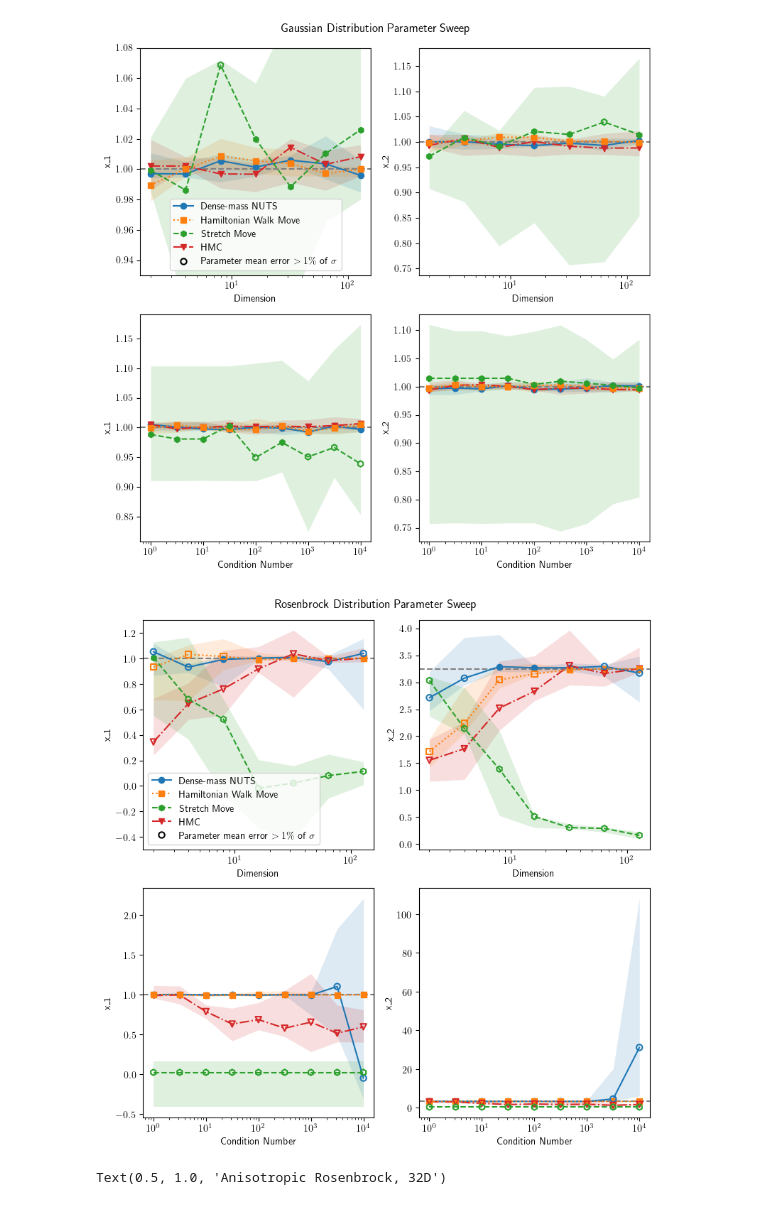
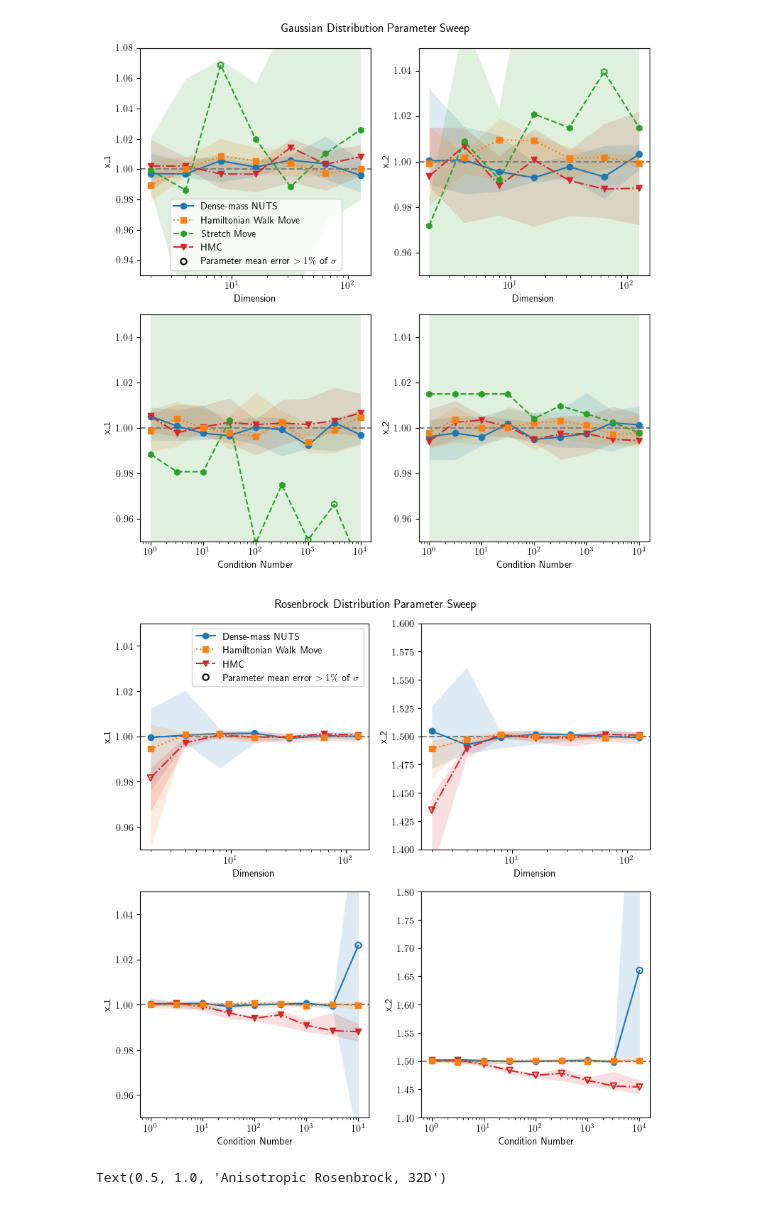
Before and after one commit to JackFoley02/AffineInvariantSamplers, a Jupyter notebook: plots.ipynb, the cells around one changed output. Saved outputs shown, nothing was run; the diff lists cells and outputs as text; code cells hidden in the pictures.

```diff
--- a/plots.ipynb
+++ b/plots.ipynb
@@ -40,9 +40,9 @@ def true_parameter_means(distribution, dimension):
         truth = np.empty(dimension)
         truth_sig = np.empty(dimension)
         truth[0::2] = 1.0
-        truth[1::2] = 3.25
-        truth_sig[0::2] = 1.5
-        truth_sig[1::2] = np.sqrt(19.1475)
+        truth[1::2] = 1.5
+        truth_sig[0::2] = np.sqrt(0.5)
+        truth_sig[1::2] = np.sqrt(2.505)
         return truth, truth_sig
     raise ValueError(f'Unknown distribution: {distribution}')
 
@@ -86,12 +86,12 @@ def plot_sweep_series(axis, x, y, recovered, *, marker, color, linestyle='-'):
     axis.plot(x, y, color=color, linestyle=linestyle)
     axis.scatter(
         x[finite & recovered], y[finite & recovered], marker=marker,
-        s=plt.rcParams['lines.markersize'] ** 2, facecolors=color,
+        s=plt.rcParams['lines.markersize'] ** 2.3, facecolors=color,
         edgecolors=color, zorder=3
     )
     axis.scatter(
         x[finite & ~recovered], y[finite & ~recovered], marker=marker,
-        s=plt.rcParams['lines.markersize'] ** 2, facecolors='none',
+        s=plt.rcParams['lines.markersize'] ** 2.3, facecolors='none',
         edgecolors=color, linewidths=1.5, zorder=4
     )
 
@@ -265,10 +276,10 @@ def load_sweep(root, sweep, folder_suffix):
 #loading the sweeps
 
 condition_gaussian = load_sweep('GaussianResults/C', sweep = 'condition', folder_suffix='c')
-condition_rosenbrock = load_sweep('RosenbrockResults/C', sweep = 'condition', folder_suffix='c')
+condition_rosenbrock = load_sweep('RosenbrockResults/condition', sweep = 'condition', folder_suffix='c')
 
 dimension_gaussian = load_sweep('GaussianResults/M', sweep = 'dimension', folder_suffix='d')
-dimension_rosenbrock = load_sweep('RosenbrockResults/M', sweep = 'dimension', folder_suffix='d')
+dimension_rosenbrock = load_sweep('RosenbrockResults/dimension', sweep = 'dimension', folder_suffix='d')
 
 all_data = pd.concat([condition_gaussian, condition_rosenbrock, dimension_gaussian, dimension_rosenbrock], ignore_index=True)
 
@@ -343,6 +354,11 @@ ax[1,0].set_xlabel('Condition Number')
 ax[1,1].set_xlabel('Condition Number')
 ax[0,1].set_ylabel('x_2')
 ax[1,1].set_ylabel('x_2')
+
+ax[0,1].set_ylim(0.95, 1.05)
+ax[1,1].set_ylim(0.95, 1.05)
+ax[1,0].set_ylim(0.95, 1.05)
+
 
 for axes in ax.flatten():
     axes.set_xscale('log')
@@ -404,7 +420,7 @@ ax[0,0].legend(handles=parameter_sweep_legend(
 
 plt.savefig('Gaussian_parms.pdf', dpi = 200)
 # %% [output]
-[figure, old version]
+[figure, new version]
 # %%
 fig, ax = plt.subplots(2, 2, figsize = (8, 8))
 
@@ -413,8 +429,8 @@ fig, ax = plt.subplots(2, 2, figsize = (8, 8))
 markers = {"Dense-mass NUTS":'o', 'Hamiltonian Walk Move':'s', 'Stretch Move': 'h', 'HMC':'v'} #need to make a dictionary for this to work
 styles = {"Dense-mass NUTS":"-", 'Hamiltonian Walk Move':':', 'Stretch Move':'--', 'HMC':'-.'}
 default_colors = plt.rcParams["axes.prop_cycle"].by_key()["color"]
-samplers = ['Dense-mass NUTS', 'Hamiltonian Walk Move', 'Stretch Move', 'HMC']
-colors = dict(zip(samplers, default_colors))
+samplers = ['Dense-mass NUTS', 'Hamiltonian Walk Move', 'HMC']
+colors = {'Dense-mass NUTS':default_colors[0], 'Hamiltonian Walk Move':default_colors[1], 'HMC':default_colors[3]}
 fig.suptitle('Rosenbrock Distribution Parameter Sweep')
 seed_range_alpha = 0.15
 
@@ -430,14 +446,22 @@ ax[1,1].set_ylabel('x_2')
 
 ax[0,0].axhline(1, color = 'gray', linestyle = '--')
 ax[1,0].axhline(1, color = 'gray', linestyle = '--')
-ax[0,1].axhline(3.25, color = 'gray', linestyle = '--')
-ax[1,1].axhline(3.25, color = 'gray', linestyle = '--')
+ax[0,1].axhline(1.5, color = 'gray', linestyle = '--')
+ax[1,1].axhline(1.5, color = 'gray', linestyle = '--')
+
+ax[0,0].set_ylim(0.95, 1.05)
+ax[0,1].set_ylim(1.4, 1.6)
+ax[1,1].set_ylim(1.4, 1.8)
+ax[1,0].set_ylim(0.95, 1.05)
 
 for axes in ax.flatten():
     axes.set_xscale('log')
 
 for sampler, group in dimension_rosenbrock.groupby("sampler"):
     group = group.sort_values('axis_value')
+    if sampler == "Stretch Move":
+        continue
+
     plot_sweep_series(
         ax[0,0], group['axis_value'], group['mean1_median'],
         single_parameter_recovery_mask(group['mean1_median'], 1.0, 1.5),
@@ -451,7 +475,7 @@ for sampler, group in dimension_rosenbrock.groupby("sampler"):
     plot_sweep_series(
         ax[0,1], group['axis_value'], group['mean2_median'],
         single_parameter_recovery_mask(
-            group['mean2_median'], 3.25, np.sqrt(19.1475)
+            group['mean2_median'], 1.5, np.sqrt(2.502)
         ),
         marker=markers[sampler], color=colors[sampler],
         linestyle=styles[sampler]
@@ -462,40 +486,42 @@ for sampler, group in dimension_rosenbrock.groupby("sampler"):
     )
 
 for sampler, group in condition_rosenbrock.groupby("sampler"):
+    if sampler == "Stretch Move":
+        continue
     group = group.sort_values('axis_value')
     plot_sweep_series(
         ax[1,0], group['axis_value'], group['mean1_median'],
         single_parameter_recovery_mask(group['mean1_median'], 1.0, 1.5),
         marker=markers[sampler], color=colors[sampler],
         linestyle=styles[sampler]
     )
     ax[1,0].fill_between(
         group['axis_value'], group['mean1_min'], group['mean1_max'],
         color = colors[sampler], alpha = seed_range_alpha, linewidth = 0
     )
     plot_sweep_series(
         ax[1,1], group['axis_value'], group['mean2_median'],
         single_parameter_recovery_mask(
-            group['mean2_median'], 3.25, np.sqrt(19.1475)
+            group['mean2_median'], 1.5, np.sqrt(2.502)
         ),
         marker=markers[sampler], color=colors[sampler],
         linestyle=styles[sampler]
     )
     ax[1,1].fill_between(
         group['axis_value'], group['mean2_min'], group['mean2_max'],
         color = colors[sampler], alpha = seed_range_alpha, linewidth = 0
     )
 
 
 fig.set_tight_layout('tight')
 ax[0,0].legend(handles=parameter_sweep_legend(
     samplers, samplers, markers, styles, colors,
     failure_label=r'Parameter mean error $>1\%$ of $\sigma$'
 ))
 
 plt.savefig('Rb_parms.pdf', dpi = 200)
 # %% [output]
-[figure, old version]
+[figure, new version]
 # %%
 #example autocorrelation plots
 
```
Also changed, not shown: parts of 2 cells of this notebook.
